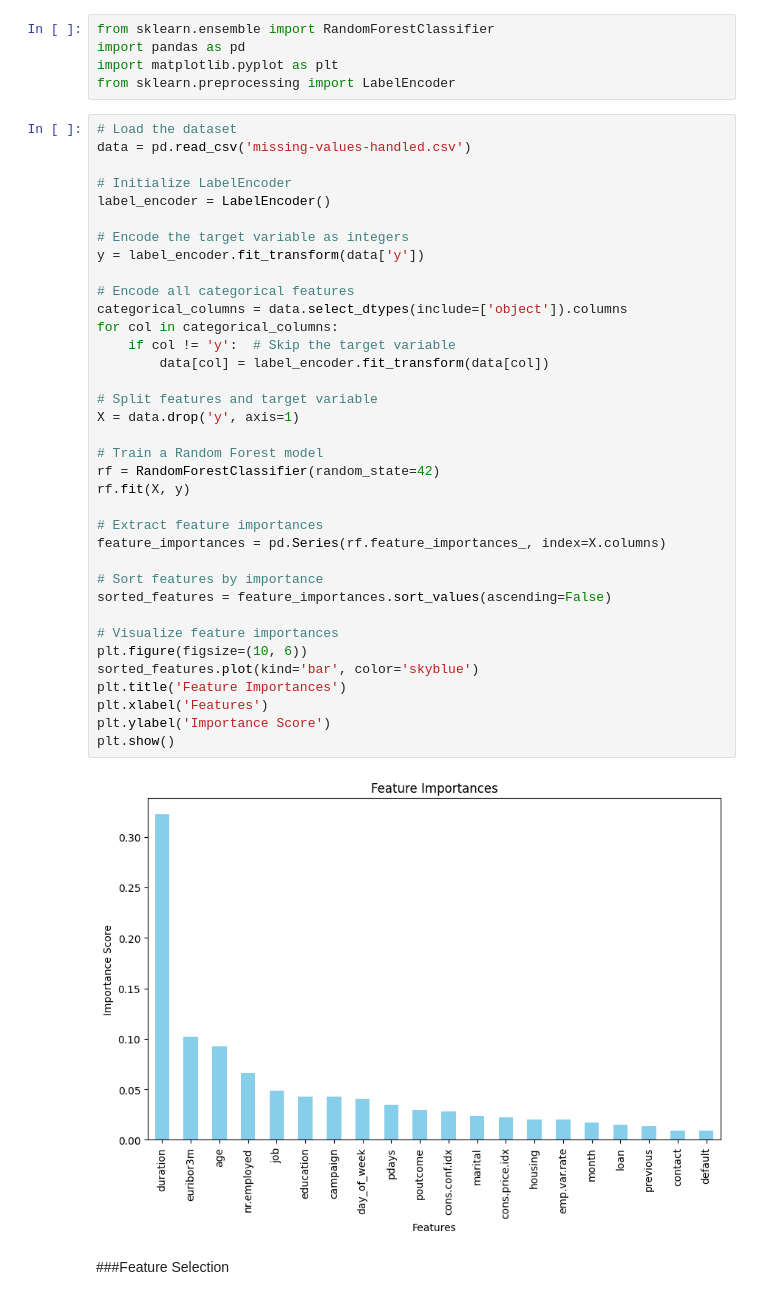
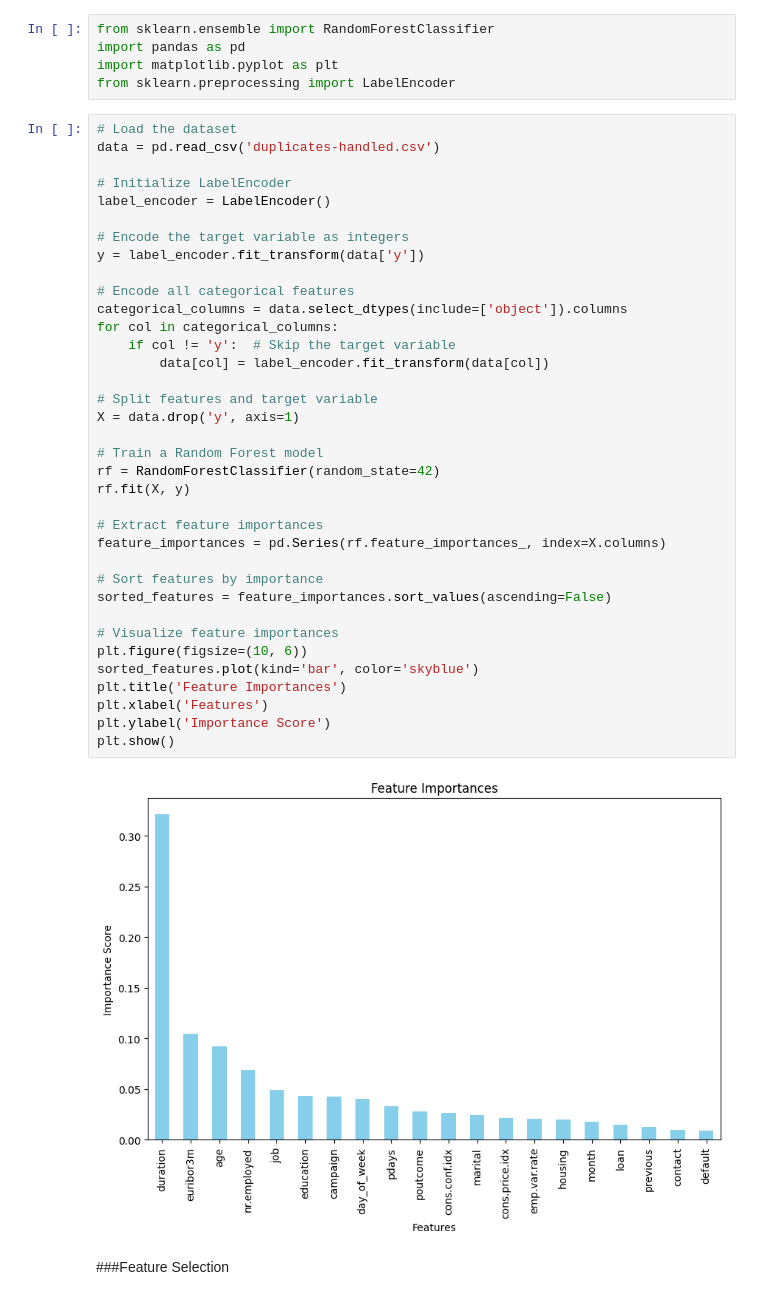
Before and after one commit to AsminiKOD/ClientPredicting, a Jupyter notebook: DataPreprocessing.ipynb, the cells around one changed output. Saved outputs shown, nothing was run; the diff lists cells and outputs as text.

```diff
--- a/DataPreprocessing.ipynb
+++ b/DataPreprocessing.ipynb
@@ -115,7 +152,7 @@ import matplotlib.pyplot as plt
 from sklearn.preprocessing import LabelEncoder
 # %%
 # Load the dataset
-data = pd.read_csv('missing-values-handled.csv')
+data = pd.read_csv('duplicates-handled.csv')
 
 # Initialize LabelEncoder
 label_encoder = LabelEncoder()
@@ -123,34 +160,34 @@ label_encoder = LabelEncoder()
 # Encode the target variable as integers
 y = label_encoder.fit_transform(data['y'])
 
 # Encode all categorical features
 categorical_columns = data.select_dtypes(include=['object']).columns
 for col in categorical_columns:
     if col != 'y':  # Skip the target variable
         data[col] = label_encoder.fit_transform(data[col])
 
 # Split features and target variable
 X = data.drop('y', axis=1)
 
 # Train a Random Forest model
 rf = RandomForestClassifier(random_state=42)
 rf.fit(X, y)
 
 # Extract feature importances
 feature_importances = pd.Series(rf.feature_importances_, index=X.columns)
 
 # Sort features by importance
 sorted_features = feature_importances.sort_values(ascending=False)
 
 # Visualize feature importances
 plt.figure(figsize=(10, 6))
 sorted_features.plot(kind='bar', color='skyblue')
 plt.title('Feature Importances')
 plt.xlabel('Features')
 plt.ylabel('Importance Score')
 plt.show()
 # %% [output]
-[figure, old version]
+[figure, new version]
 # %% [markdown]
 ###Feature Selection
 # %%
```
Also changed, not shown: parts of 9 cells of this notebook.
